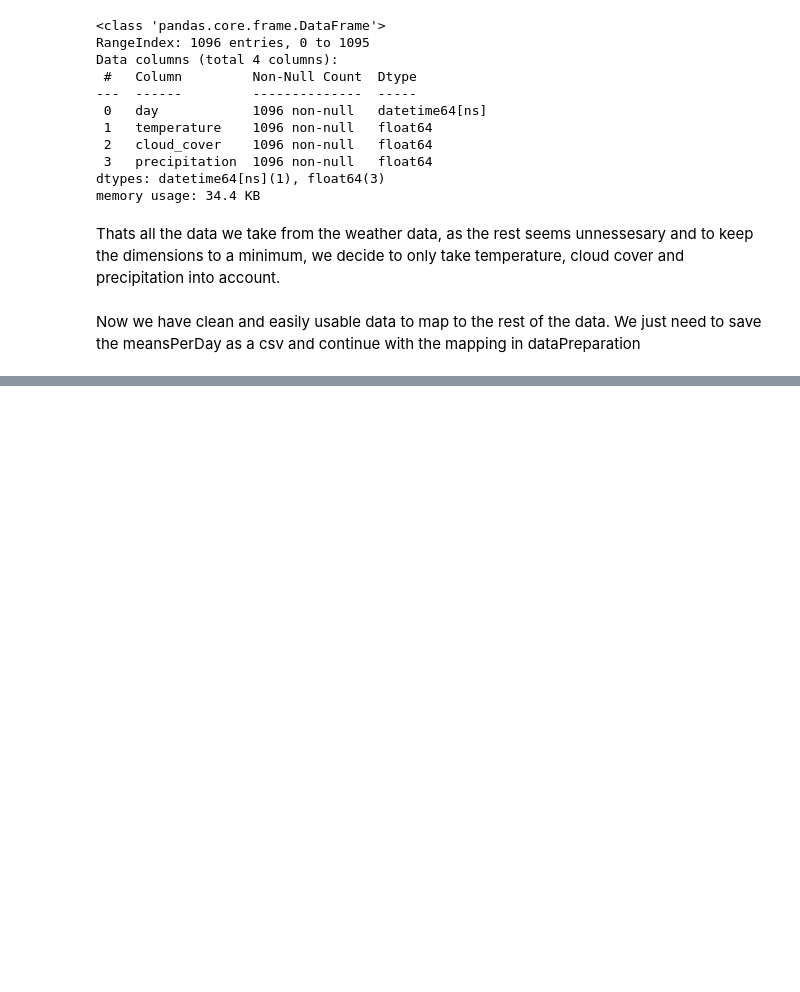
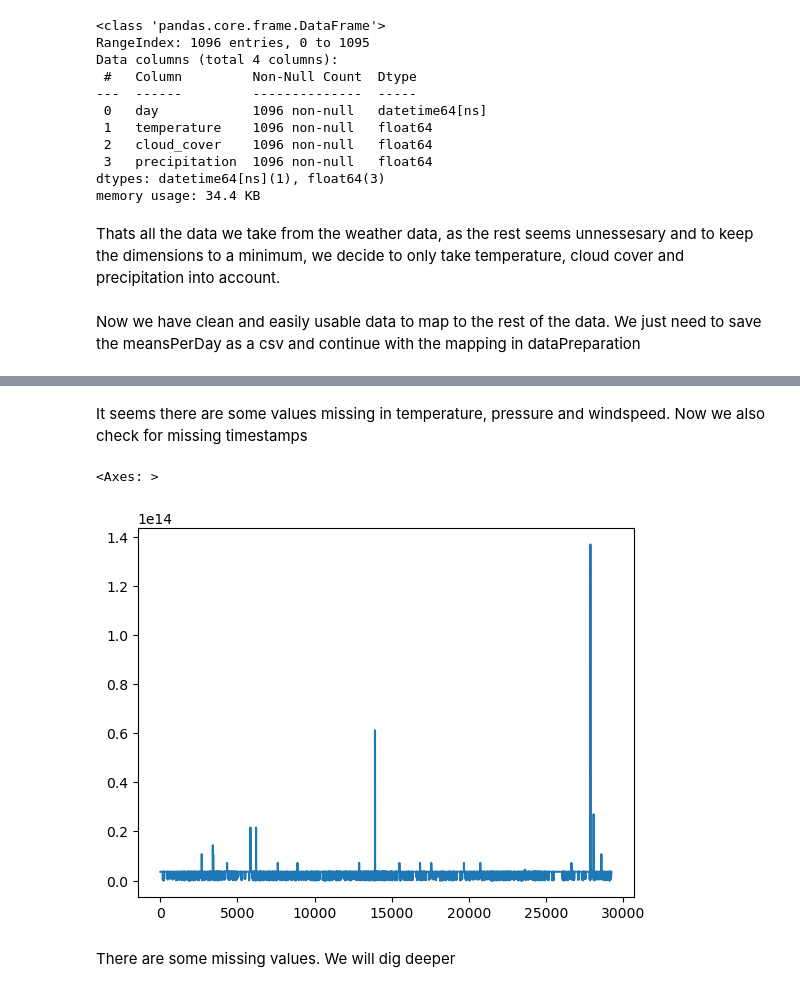
Before and after one commit to Sithkiller3000/AA2024, a Jupyter notebook: data preparation/weatherDataPrep.ipynb, the cells around one changed output, grey strips where cells are left out. Saved outputs shown, nothing was run; the diff lists cells and outputs as text; code cells hidden in the pictures; blank space fills up the shorter version.

```diff
--- a/data preparation/weatherDataPrep.ipynb
+++ b/data preparation/weatherDataPrep.ipynb
@@ -152,0 +192,5 @@ meansPerDay.to_csv("cleanWeatherData.csv")
+# %%
+df = df.drop("city", axis=1)
+df = df.drop("cloud_cover_description", axis=1)
+df = df.drop("felt_temperature", axis=1)
+df.head()
@@ -152,0 +222,10 @@ meansPerDay.to_csv("cleanWeatherData.csv")
+# %% [markdown]
+It seems there are some values missing in temperature, pressure and windspeed. Now we also check for missing timestamps
+# %%
+times_gaps = df["timestamp"] - df["timestamp"].shift(1)
+times_gaps.plot()
+# %% [output]
+<Axes: >
+[figure, added]
+# %% [markdown]
+There are some missing values. We will dig deeper
```
Also changed, not shown: parts of 24 cells of this notebook, 3 other files.
